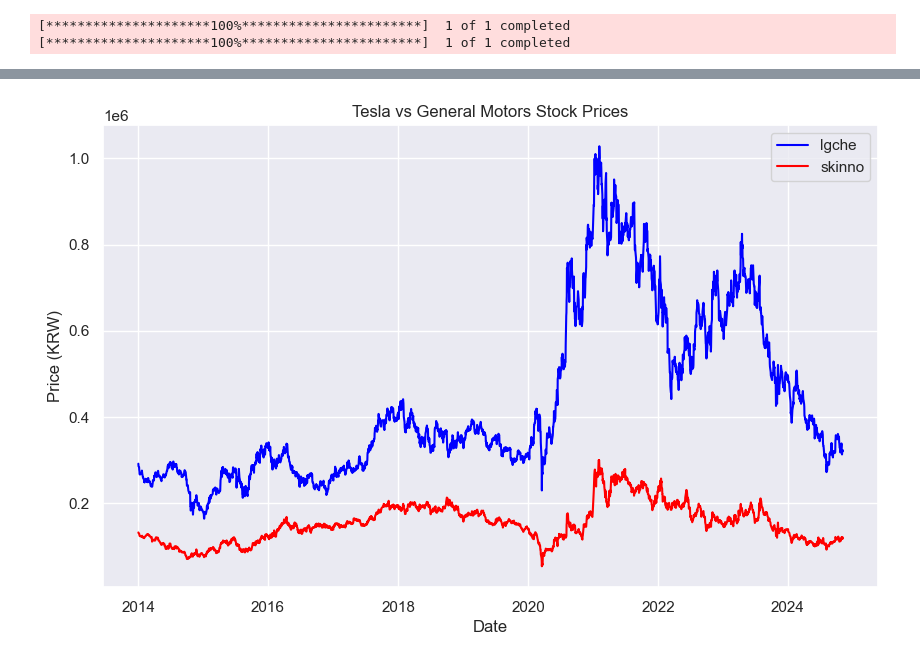
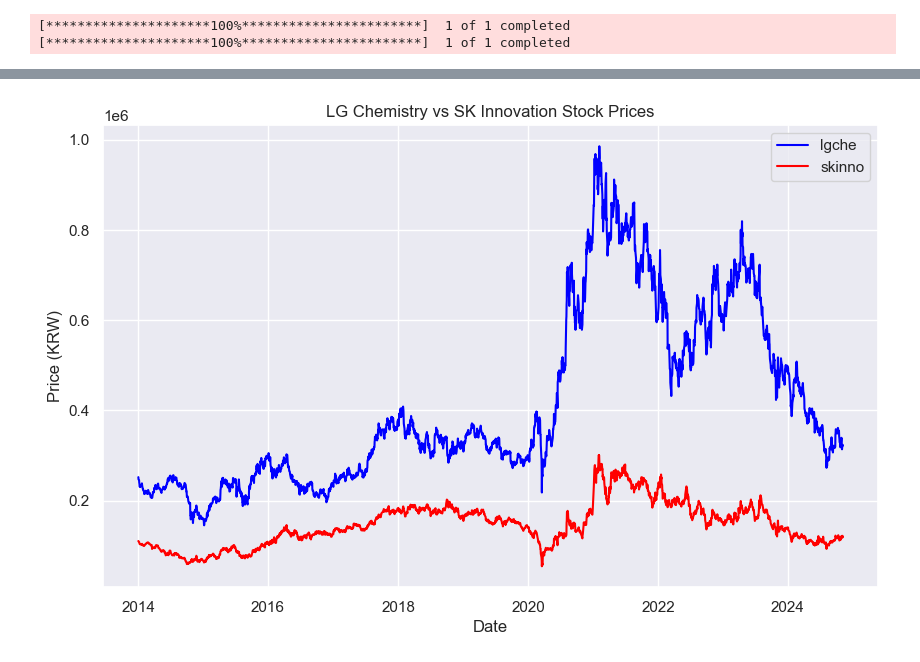
Before and after one commit to nomorebye/coding, a Jupyter notebook: ai1/lgch_skinno.ipynb, the cells around one changed output, grey strips where cells are left out. Cells and saved outputs as stored; diff of their text form; code cells hidden in the pictures.

```diff
--- a/ai1/lgch_skinno.ipynb
+++ b/ai1/lgch_skinno.ipynb
@@ -7,8 +7,8 @@ from my_imports import *
 start_date = '2014-01-01'  # 시작 날짜 설정
 end_date = '2024-11-06'    # 종료 날짜 설정
 
-lgche = yf.download('051910.KS', start=start_date, end=end_date)['Close']
-skinno = yf.download('096770.KS', start=start_date, end=end_date)['Close']
+lgche = yf.download('051910.KS', start=start_date, end=end_date)['Adj Close']
+skinno = yf.download('096770.KS', start=start_date, end=end_date)['Adj Close']
 
 data = pd.concat([lgche, skinno], axis=1)
 
@@ -25,7 +25,7 @@ print(f"LG화학과 SK이노베이션의 주가 상관관계: {correlation:.3f}"
 plt.figure(figsize=(10, 6))
 plt.plot(data['051910.KS'], label='lgche', color='blue')
 plt.plot(data['096770.KS'], label='skinno', color='red')
-plt.title("Tesla vs General Motors Stock Prices")
+plt.title("LG Chemistry vs SK Innovation Stock Prices")
 plt.xlabel("Date")
 plt.ylabel("Price (KRW)")
 plt.legend()
@@ -53 +53 @@ LG화학과 SK이노베이션의 주가 상관관계: 0.702
-[figure, old version]
+[figure, new version]
```
Also changed, not shown: parts of 1 cell of this notebook.
